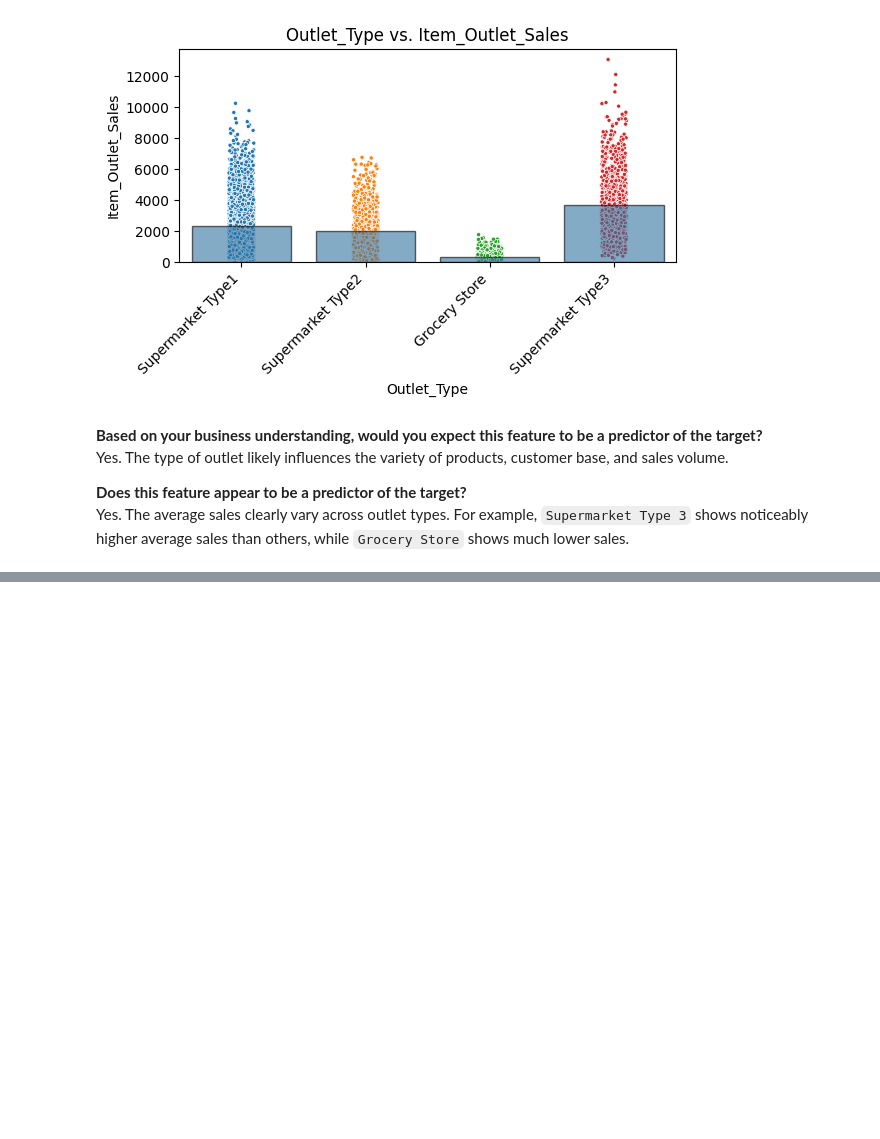
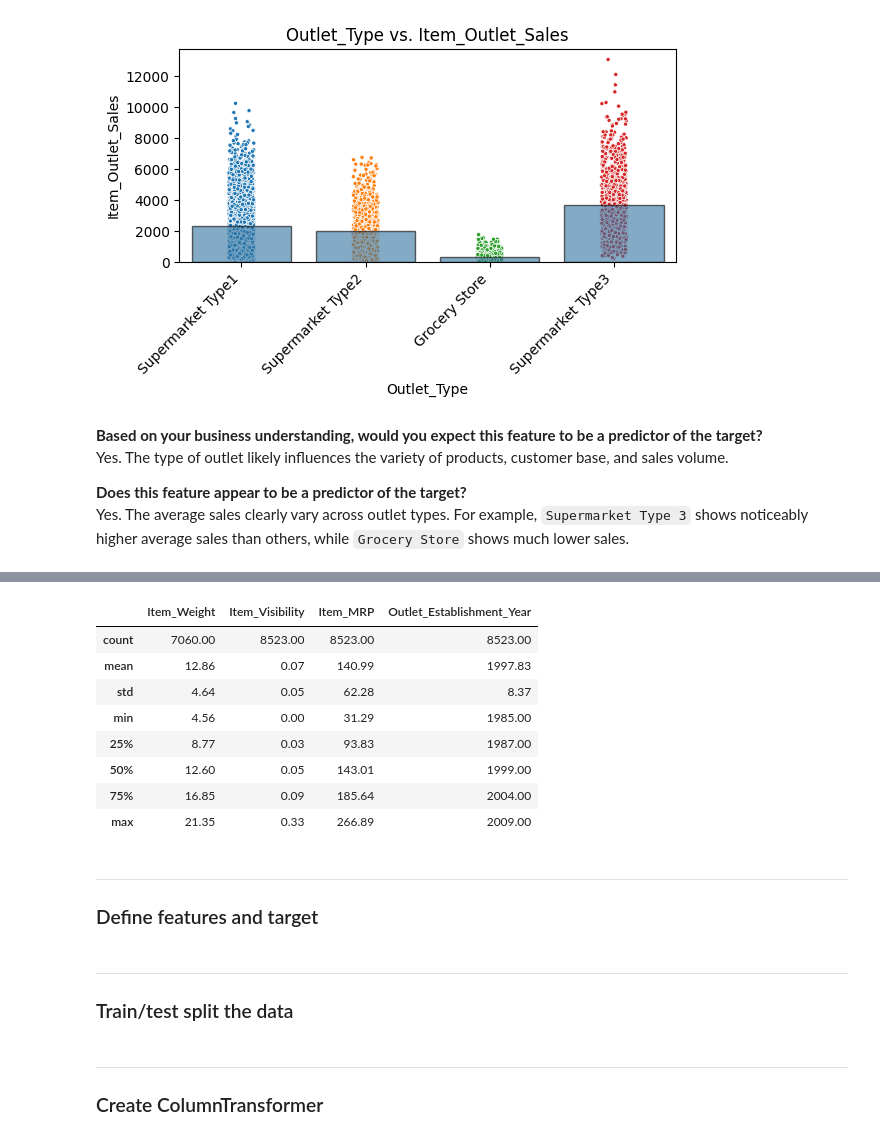
Before and after one commit to talaabusoud/Prediction-of-Product-Sales, a Jupyter notebook: Prediction_of_Product_Sales.ipynb, the cells around one changed output, grey strips where cells are left out. Saved outputs shown, nothing was run; the diff lists cells and outputs as text; code cells hidden in the pictures; blank space fills up the shorter version.

```diff
--- a/Prediction_of_Product_Sales.ipynb
+++ b/Prediction_of_Product_Sales.ipynb
@@ -938,0 +949,16 @@ Yes. The average sales clearly vary across outlet types. For example, `Supermark
+# %%
+# Import packages
+import pandas as pd
+import numpy as np
+import matplotlib.pyplot as plt
+import seaborn as sns
+pd.set_option('display.max_columns',100)
+import missingno
+from sklearn.model_selection import train_test_split
+from sklearn.compose import ColumnTransformer
+from sklearn.preprocessing import StandardScaler, OneHotEncoder, OrdinalEncoder
+from sklearn.pipeline import make_pipeline
+from sklearn.impute import SimpleImputer
+# Set pandas as the default output for sklearn
+from sklearn import set_config
+set_config(transform_output='pandas')
@@ -938,0 +1048,16 @@ Yes. The average sales clearly vary across outlet types. For example, `Supermark
+# %%
+numeric_cols = ['Item_Weight', 'Item_Visibility', 'Item_MRP', 'Outlet_Establishment_Year']
+df[numeric_cols].describe().round(2)
+# %% [output]
+|  | Item_Weight | Item_Visibility | Item_MRP | Outlet_Establishment_Year |
+| count | 7060.00 | 8523.00 | 8523.00 | 8523.00 |
+| mean | 12.86 | 0.07 | 140.99 | 1997.83 |
+| std | 4.64 | 0.05 | 62.28 | 8.37 |
+| min | 4.56 | 0.00 | 31.29 | 1985.00 |
+| 25% | 8.77 | 0.03 | 93.83 | 1987.00 |
+| 50% | 12.60 | 0.05 | 143.01 | 1999.00 |
+| 75% | 16.85 | 0.09 | 185.64 | 2004.00 |
+| max | 21.35 | 0.33 | 266.89 | 2009.00 |
+# %% [markdown]
+---
+### Define features and target
@@ -938,0 +1067,3 @@ Yes. The average sales clearly vary across outlet types. For example, `Supermark
+# %% [markdown]
+---
+### Train/test split the data
@@ -938,0 +1072,3 @@ Yes. The average sales clearly vary across outlet types. For example, `Supermark
+# %% [markdown]
+---
+### Create ColumnTransformer
```
Also changed, not shown: parts of 35 cells of this notebook.
